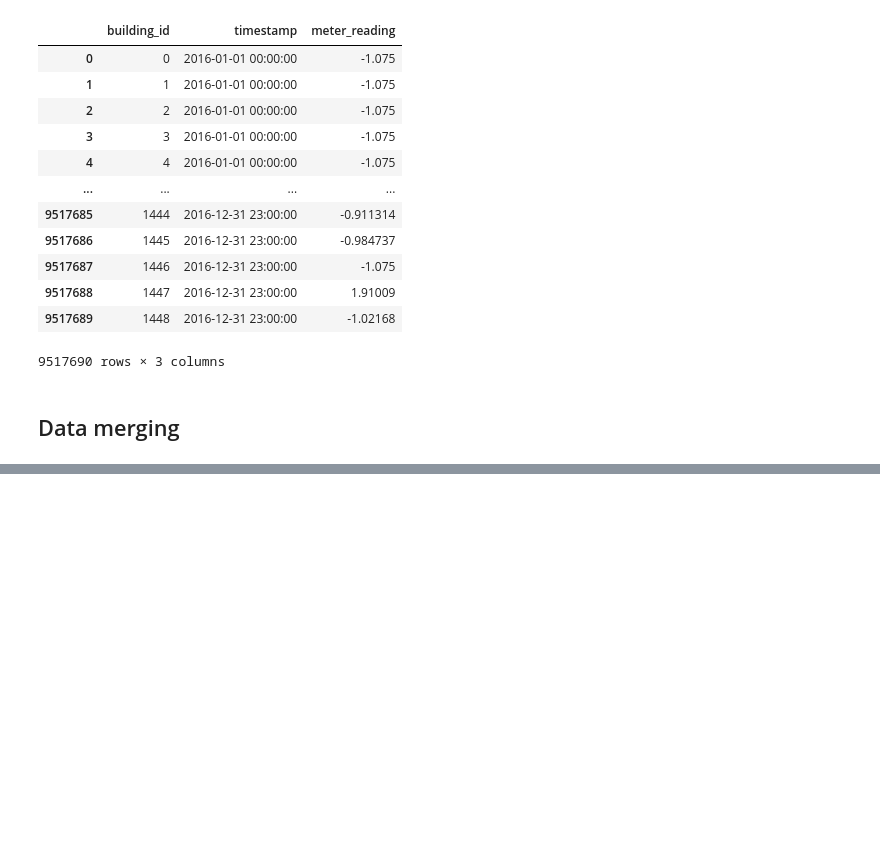
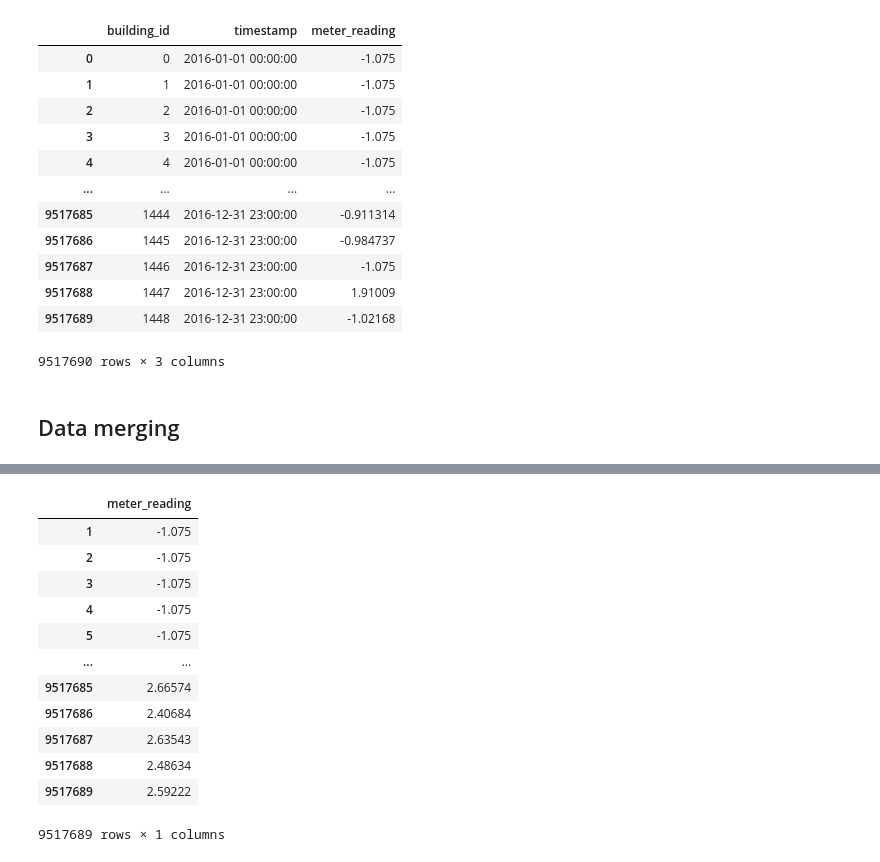
Before and after one commit to dmitana/fiit_knowledge_discovery_project, a Jupyter notebook: notebooks/preprocessing.ipynb, the cells around one changed output, grey strips where cells are left out. Cells and saved outputs as stored; diff of their text form; code cells hidden in the pictures; blank space fills up the shorter version.

```diff
--- a/notebooks/preprocessing.ipynb
+++ b/notebooks/preprocessing.ipynb
@@ -460,0 +475,16 @@ TBA
+# %%
+x
+# %% [output]
+|  | meter_reading |
+| 1 | -1.075 |
+| 2 | -1.075 |
+| 3 | -1.075 |
+| 4 | -1.075 |
+| 5 | -1.075 |
+| ... | ... |
+| 9517685 | 2.66574 |
+| 9517686 | 2.40684 |
+| 9517687 | 2.63543 |
+| 9517688 | 2.48634 |
+| 9517689 | 2.59222 |
+9517689 rows × 1 columns
```
Also changed, not shown: parts of 5 cells of this notebook, 2 other files.
